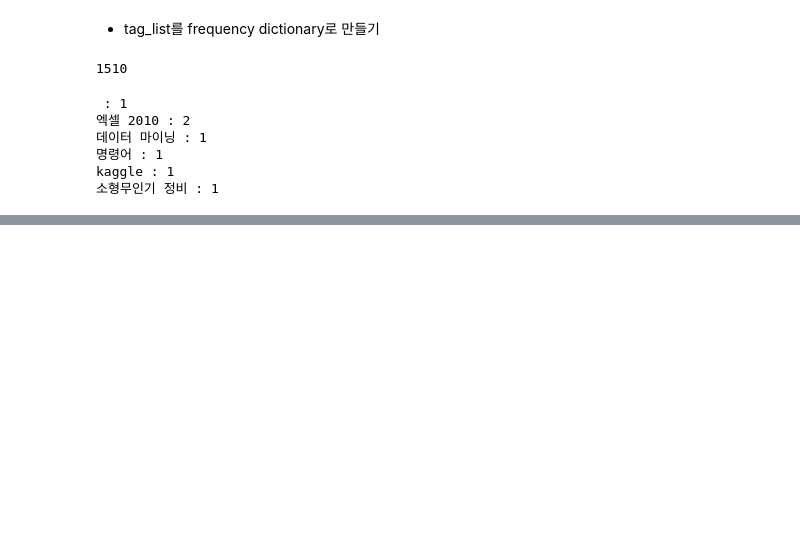
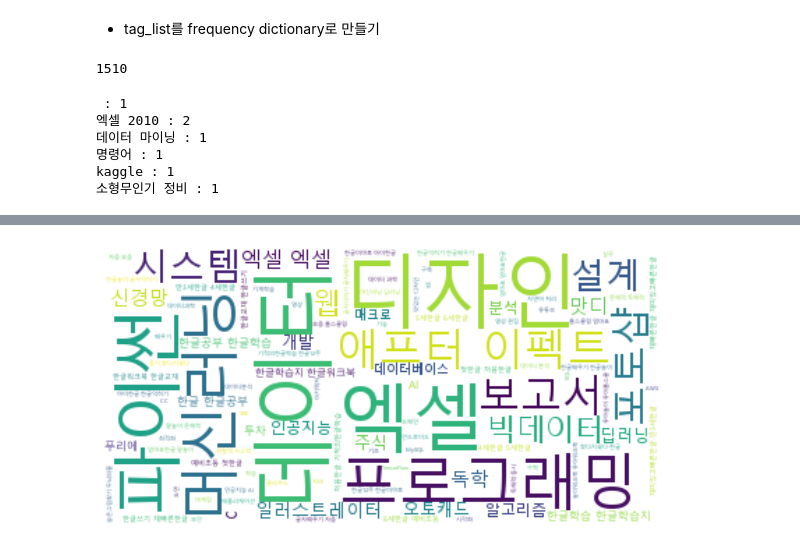
Before and after one commit to ckiekim/DataAnalysis-Lecture-2022.04, a Jupyter notebook: 06.Text/02.워드클라우드.ipynb, the cells around one changed output, grey strips where cells are left out. Saved outputs shown, nothing was run; the diff lists cells and outputs as text; code cells hidden in the pictures; blank space fills up the shorter version.

```diff
--- a/06.Text/02.워드클라우드.ipynb
+++ b/06.Text/02.워드클라우드.ipynb
@@ -100,0 +125,14 @@ kaggle : 1
+# %%
+tag_text = ' '.join(tag_list)
+# %%
+wc = WordCloud(background_color='white',
+               random_state=2022, max_words=500,
+               font_path='c:/Windows/Fonts/malgun.ttf')
+wc = wc.generate(tag_text)
+# %%
+plt.figure(figsize=(10,6))
+plt.imshow(wc, interpolation='bilinear')
+plt.axis('off')
+plt.show()
+# %% [output]
+[figure, added]
```
Also changed, not shown: parts of 6 cells of this notebook, 4 other files.
